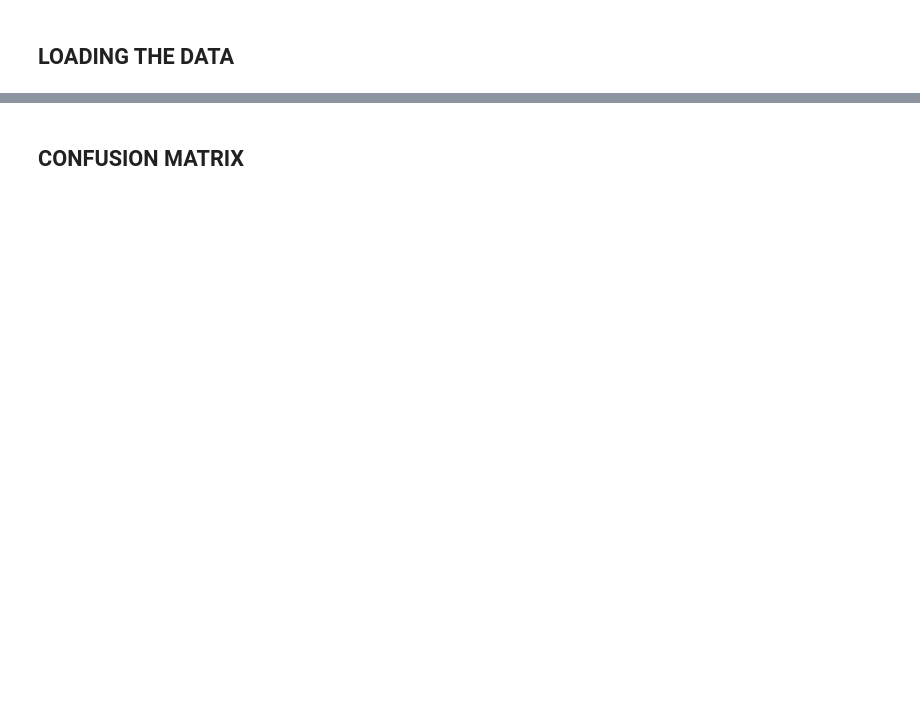
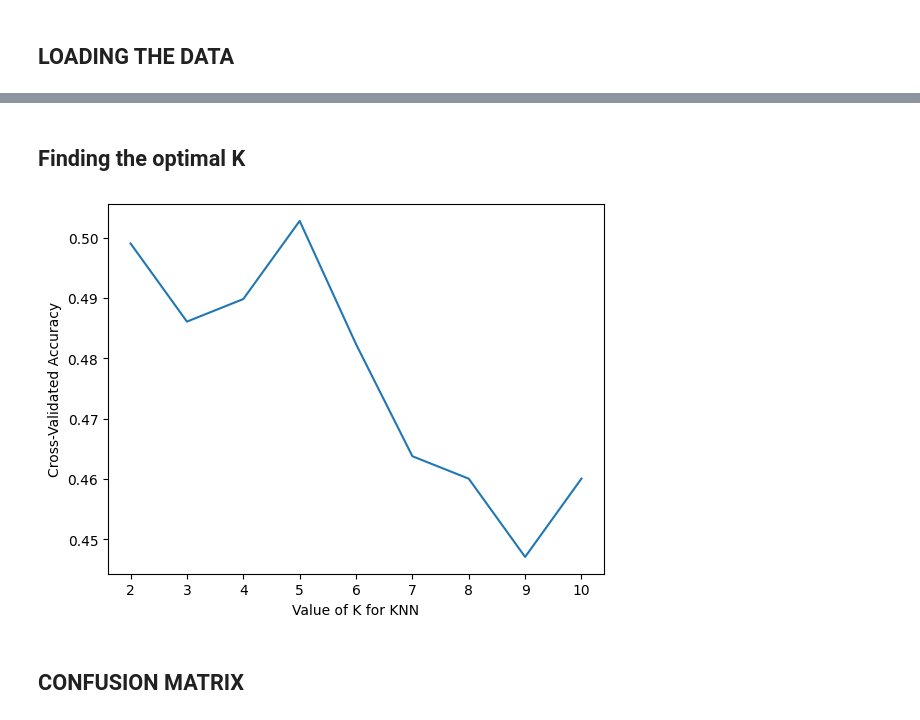
Before and after one commit to iradualbert/dst-receipt-expense, a Jupyter notebook: Classification_and_Clustering.ipynb, the cells around one changed output, grey strips where cells are left out. Cells and saved outputs as stored; diff of their text form; code cells hidden in the pictures; blank space fills up the shorter version.

```diff
--- a/Classification_and_Clustering.ipynb
+++ b/Classification_and_Clustering.ipynb
@@ -100,3 +113,28 @@ Pipeline(steps=[('preprocessor',
+# %% [markdown]
+## Finding the optimal K
+# %%
+from sklearn.model_selection import cross_val_score
+k_range = range(2, 11)
+cv_scores = []  # To store cross-validation scores
+
+# Perform cross-validation for each k
+for k in k_range:
+    knn_model_ = Pipeline(steps=[
+      ('preprocessor', preprocessor),
+      ('classifier', KNeighborsClassifier(n_neighbors=k))
+    ])
+    # Fit KNN model
+    #knn_model.fit(X_train, y_train)
+    knn = KNeighborsClassifier(n_neighbors=k)
+    scores = cross_val_score(knn_model_, X_train, y_train, cv=5, scoring='accuracy')
+    cv_scores.append(scores.mean())
+
+plt.plot(k_range, cv_scores)
+plt.xlabel('Value of K for KNN')
+plt.ylabel('Cross-Validated Accuracy')
+plt.show()
+# %% [output]
+[figure, added]
 # %% [markdown]
 ## CONFUSION MATRIX
 # %%
```
Also changed, not shown: parts of 13 cells of this notebook, 1 other file.
